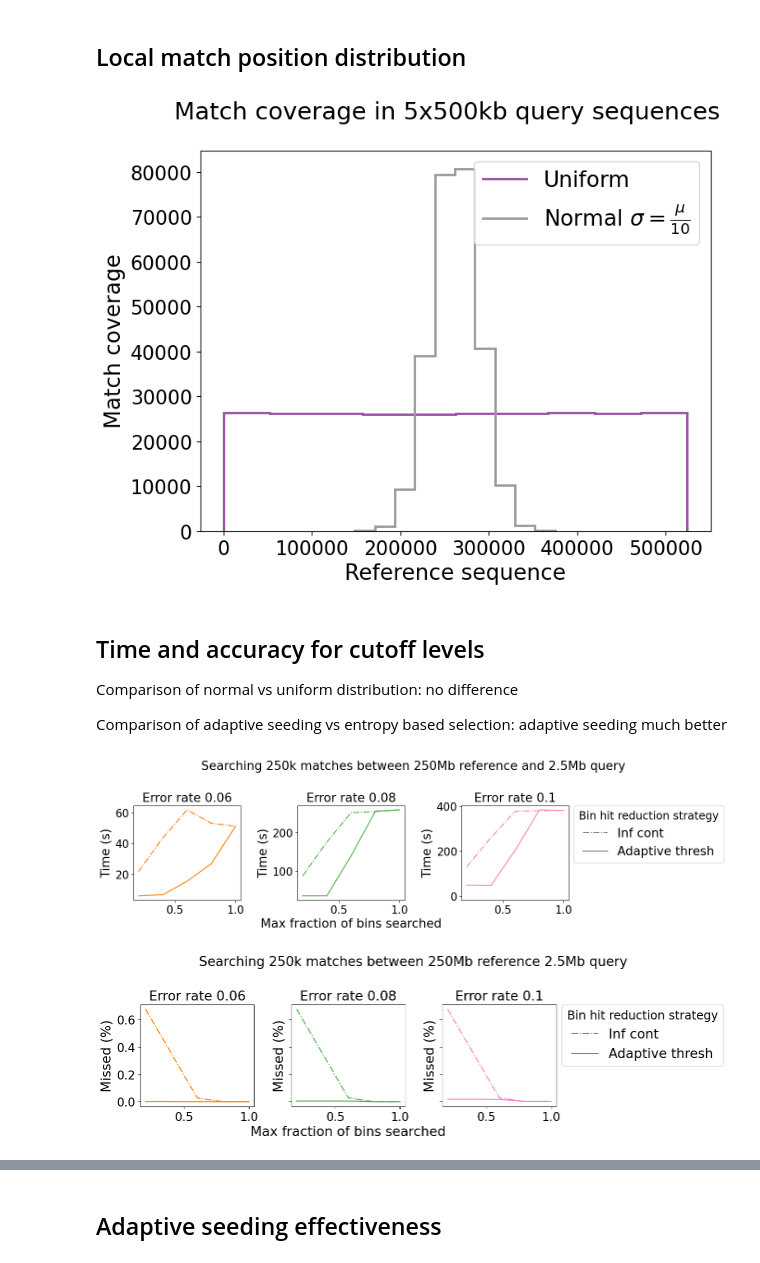
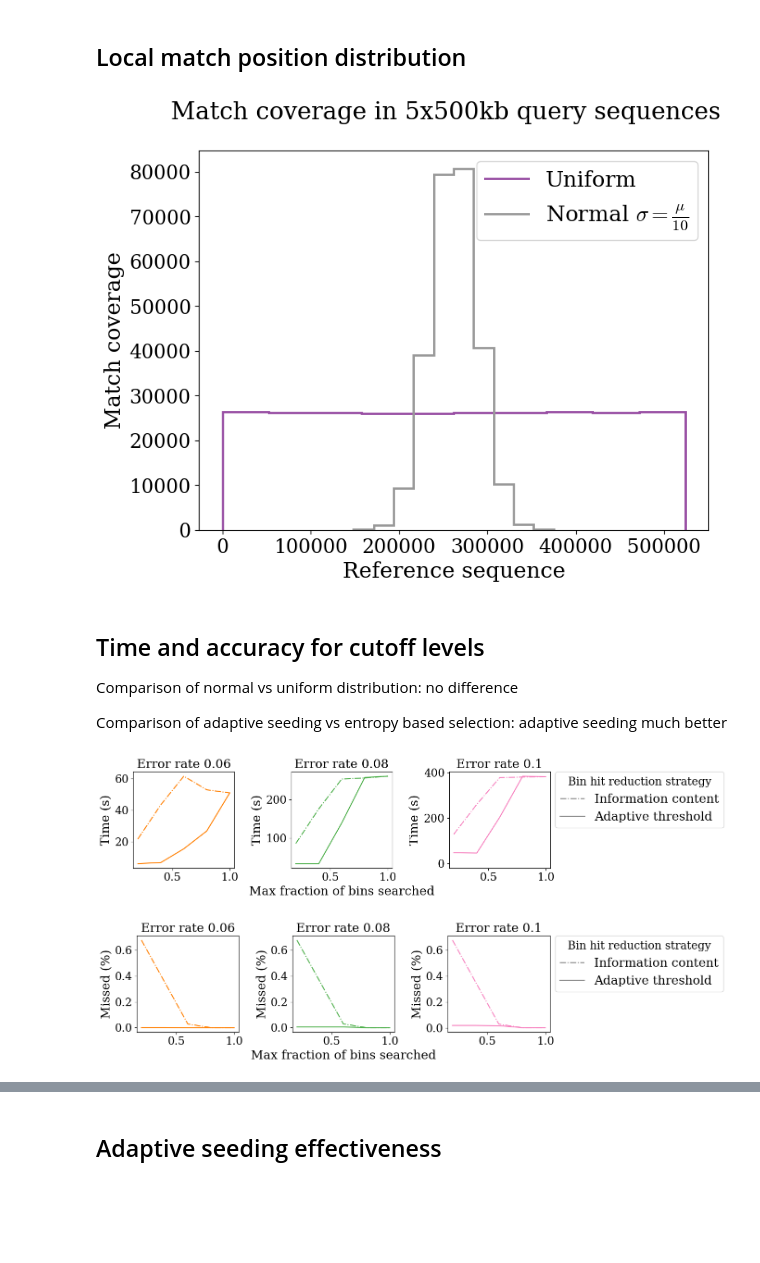
Before and after one commit to eaasna/DREAM-stellar-benchmark, a Jupyter notebook: work-python/markov/Bin hit reduction.ipynb, the cells around one changed output, grey strips where cells are left out. Saved outputs shown, nothing was run; the diff lists cells and outputs as text; code cells hidden in the pictures; blank space fills up the shorter version.

```diff
--- a/work-python/markov/Bin hit reduction.ipynb
+++ b/work-python/markov/Bin hit reduction.ipynb
@@ -6,6 +6,12 @@ The local match positions have either a normal or uniform distribution across th
 import pandas as pd
 import numpy as np
 import matplotlib.pyplot as plt
+import matplotlib as mpl
+
+mpl.rcParams.update({
+    "font.family": "serif",
+    "mathtext.fontset": "cm",
+})
 # %%
 ref_size="250Mb"
 # %%
@@ -65,7 +71,7 @@ ax.set_xlabel("Reference sequence")
 fig.savefig("250Mb_query_match_coverage.pdf", dpi=400, bbox_inches='tight')
 plt.show()
 # %% [output]
-[figure, old version]
+[figure, new version]
 # %% [markdown]
 ## Time and accuracy for cutoff levels
 
@@ -74,7 +80,7 @@ Comparison of normal vs uniform distribution: no difference
 Comparison of adaptive seeding vs entropy based selection: adaptive seeding much better
 # %%
 fig, ax = plt.subplots(1, 3)
-fig.set_size_inches(14, 4)
+fig.set_size_inches(14, 3.5)
 
 color = "black"
 
@@ -86,40 +92,40 @@ i=0
 for j in range(len(er_rates)):
     df = data[data["entropy_cutoff"] == 1.0]
 
     er = er_rates[j]
     er_df = df[df["error_rate"] == er]
     er_df = er_df.groupby('adapt_cutoff')[["search time (sec)", "missed (%)", 'adapt_cutoff']].mean()
 
     i=i+1
     color = CB_color_cycle[i]
     ax[j].plot(er_df["adapt_cutoff"], er_df["search time (sec)"], color=color)
     ax[j].set_ylabel('Time (s)')
                      #, color=color)
 
     #ax2.plot(er_df["adapt_cutoff"], er_df["missed (%)"], color=color, label = er)
 
     df = data[data["adapt_cutoff"] == 1.0]
 
     er_df = df[df["error_rate"] == er]
     er_df = er_df.groupby('entropy_cutoff')[["search time (sec)", "missed (%)", "entropy_cutoff"]].mean()
     color = CB_color_cycle[i]
     ax[j].plot(er_df["entropy_cutoff"], er_df["search time (sec)"], linestyle = "-.", color=color)
     ax[j].set_title("Error rate " +  str(er))
 
 ax[1].set_xlabel('Max fraction of bins searched')
-ax[j].plot(0.4, 0.4, linestyle = "-.", color = "gray", label = "Inf cont")
-ax[j].plot(0.4, 0.4, color = "gray", label = "Adaptive thresh")
+ax[j].plot(0.4, 0.4, linestyle = "-.", color = "gray", label = "Information content")
+ax[j].plot(0.4, 0.4, color = "gray", label = "Adaptive threshold")
 
 ax[j].legend(bbox_to_anchor=(1.05, 1), loc='upper left', borderaxespad=0., title = "Bin hit reduction strategy")
-fig.suptitle("Searching 250k matches between 250Mb reference and 2.5Mb query")
+#fig.suptitle("Searching 250k matches between 250Mb reference and 2.5Mb query")
 fig.tight_layout()  # otherwise the right y-label is slightly clipped
 fig.savefig("250Mb_" + dtype + "_time_vs_cutoff.png", dpi=400, bbox_inches='tight')
 plt.show()
 # %% [output]
-[figure, old version]
+[figure, new version]
 # %%
-fig, ax = plt.subplots(1, 3, sharey = True)
-fig.set_size_inches(13, 4)
+fig, ax = plt.subplots(1, 3, sharey = False)
+fig.set_size_inches(14, 3.5)
 
 color = "black"
 
@@ -153,16 +159,16 @@ for j in range(len(er_rates)):
     #ax[j].set_xticks([x / 5 for x in list(range(0, 6, 1))])
 
 ax[1].set_xlabel('Max fraction of bins searched')
-ax[j].plot(0.4, 0.4, linestyle = "-.", color = "gray", label = "Inf cont")
-ax[j].plot(0.4, 0.4, color = "gray", label = "Adaptive thresh")
+ax[j].plot(0.4, 0.4, linestyle = "-.", color = "gray", label = "Information content")
+ax[j].plot(0.4, 0.4, color = "gray", label = "Adaptive threshold")
 
 ax[j].legend(bbox_to_anchor=(1.05, 1), loc='upper left', borderaxespad=0., title = "Bin hit reduction strategy")
-fig.suptitle("Searching 250k matches between 250Mb reference 2.5Mb query")
+#fig.suptitle("Searching 250k matches between 250Mb reference 2.5Mb query")
 fig.tight_layout()  # otherwise the right y-label is slightly clipped
 fig.savefig("250Mb_" + dtype + "_missed_vs_cutoff.png", dpi=400, bbox_inches='tight')
 plt.show()
 # %% [output]
-[figure, old version]
+[figure, new version]
 # %%
 fig, ax = plt.subplots(1)
 fig.set_size_inches(8, 4)
```
Also changed, not shown: parts of 4 cells of this notebook, 1 other file.
